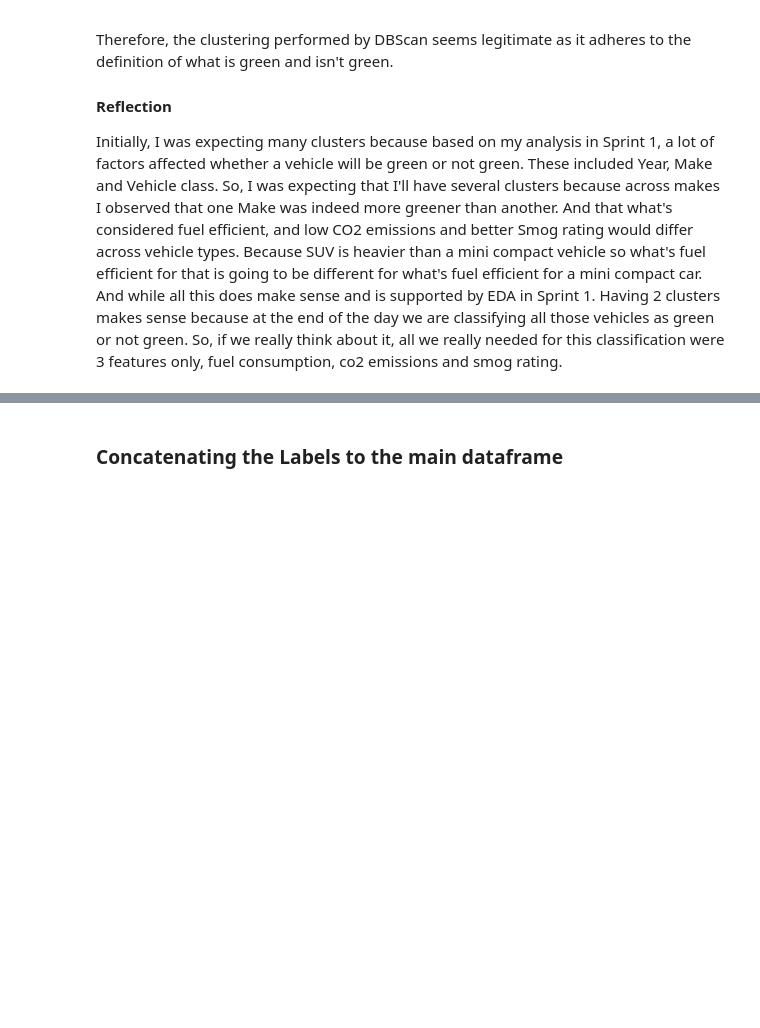
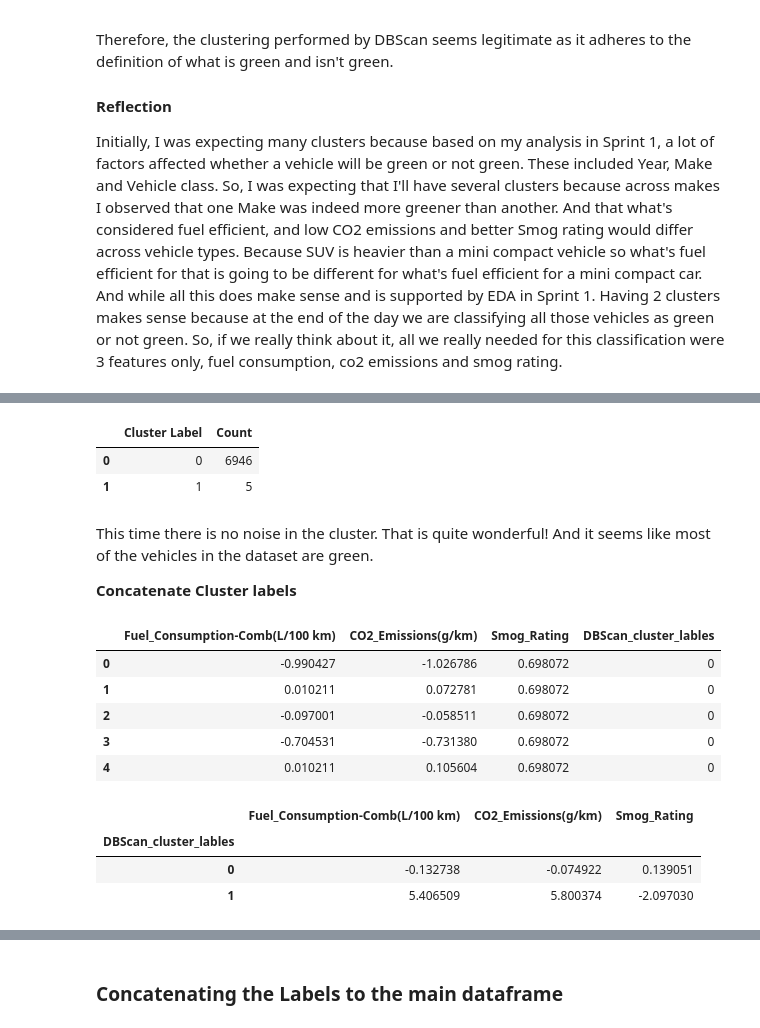
Before and after one commit to Sundus99/DSCapstone, a Jupyter notebook: Capstone_Sprint3.ipynb, the cells around one changed output, grey strips where cells are left out. Drawn from its saved outputs; the diff is of its cells as text; code cells hidden in the pictures; blank space fills up the shorter version.

```diff
--- a/Capstone_Sprint3.ipynb
+++ b/Capstone_Sprint3.ipynb
@@ -879,0 +875,3 @@ array([-1,  0,  1], dtype=int64)
+# %%
+label_count_df, cluster_labels = dbscan_modeling_label(df_for_clustering_modYearDrop,1.5,12)
+label_count_df
@@ -880 +888,6 @@ array([-1,  0,  1], dtype=int64)
+# %%
+def concatenate_cluster_labels(df,cluster_labels):
+    df_new = df.copy()
+    df_new["DBScan_cluster_lables"] = cluster_labels
+    return df_new
 # %%
@@ -963,0 +1040,29 @@ Initially, I was expecting many clusters because based on my analysis in Sprint
+# %%
+label_count_df
+# %% [output]
+|  | Cluster Label | Count |
+| 0 | 0 | 6946 |
+| 1 | 1 | 5 |
+# %% [markdown]
+This time there is no noise in the cluster. That is quite wonderful! And it seems like most of the vehicles in the dataset are green.
+
+**Concatenate Cluster labels**
+# %%
+df_after_clustering = concatenate_cluster_labels(df_for_clustering_vehicleClassDrop, cluster_labels)
+# sanity check to see if cluster labels got concatenated to the df or not
+df_after_clustering.head()
+# %% [output]
+|  | Fuel_Consumption-Comb(L/100 km) | CO2_Emissions(g/km) | Smog_Rating | DBScan_cluster_lables |
+| 0 | -0.990427 | -1.026786 | 0.698072 | 0 |
+| 1 | 0.010211 | 0.072781 | 0.698072 | 0 |
+| 2 | -0.097001 | -0.058511 | 0.698072 | 0 |
+| 3 | -0.704531 | -0.731380 | 0.698072 | 0 |
+| 4 | 0.010211 | 0.105604 | 0.698072 | 0 |
+# %%
+#Analyze the clusters
+analyze_dbscan_cluster(df_after_clustering)
+# %% [output]
+|  | Fuel_Consumption-Comb(L/100 km) | CO2_Emissions(g/km) | Smog_Rating |
+| DBScan_cluster_lables |  |  |  |
+| 0 | -0.132738 | -0.074922 | 0.139051 |
+| 1 | 5.406509 | 5.800374 | -2.097030 |
```
Also changed, not shown: parts of 32 cells of this notebook, 1 other file.
